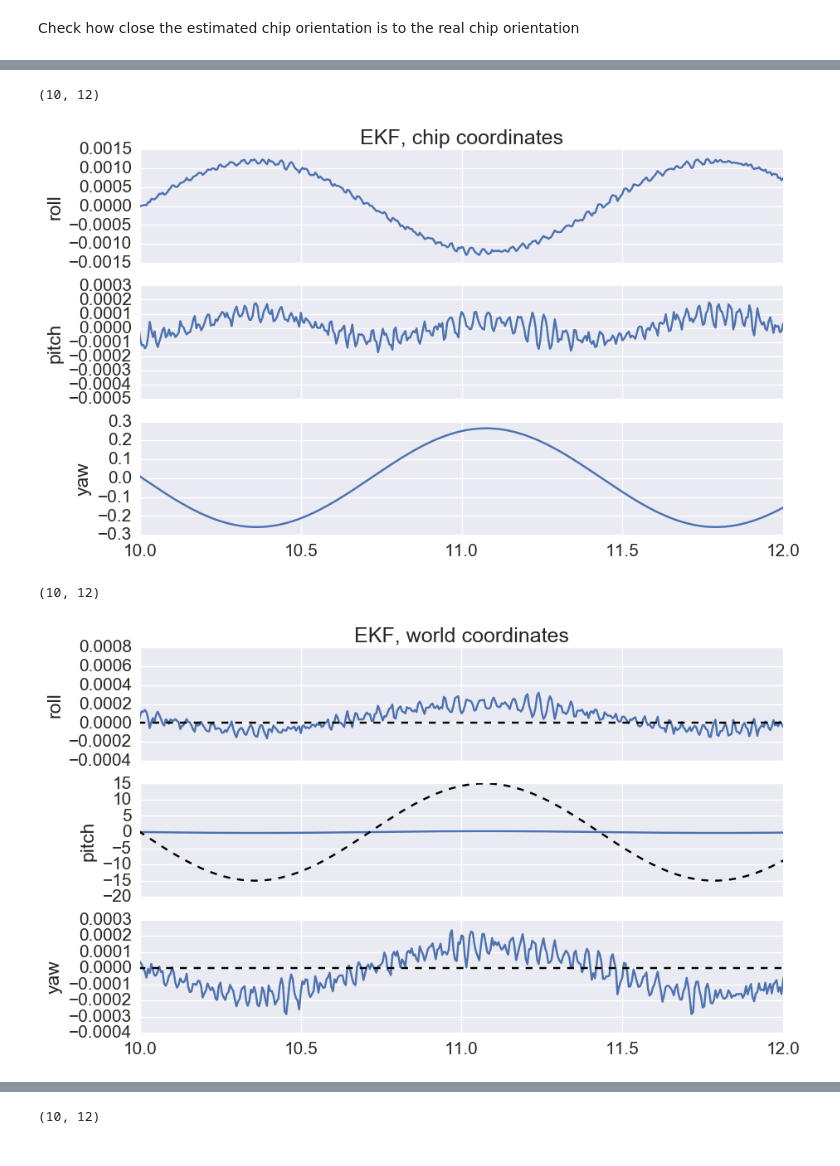
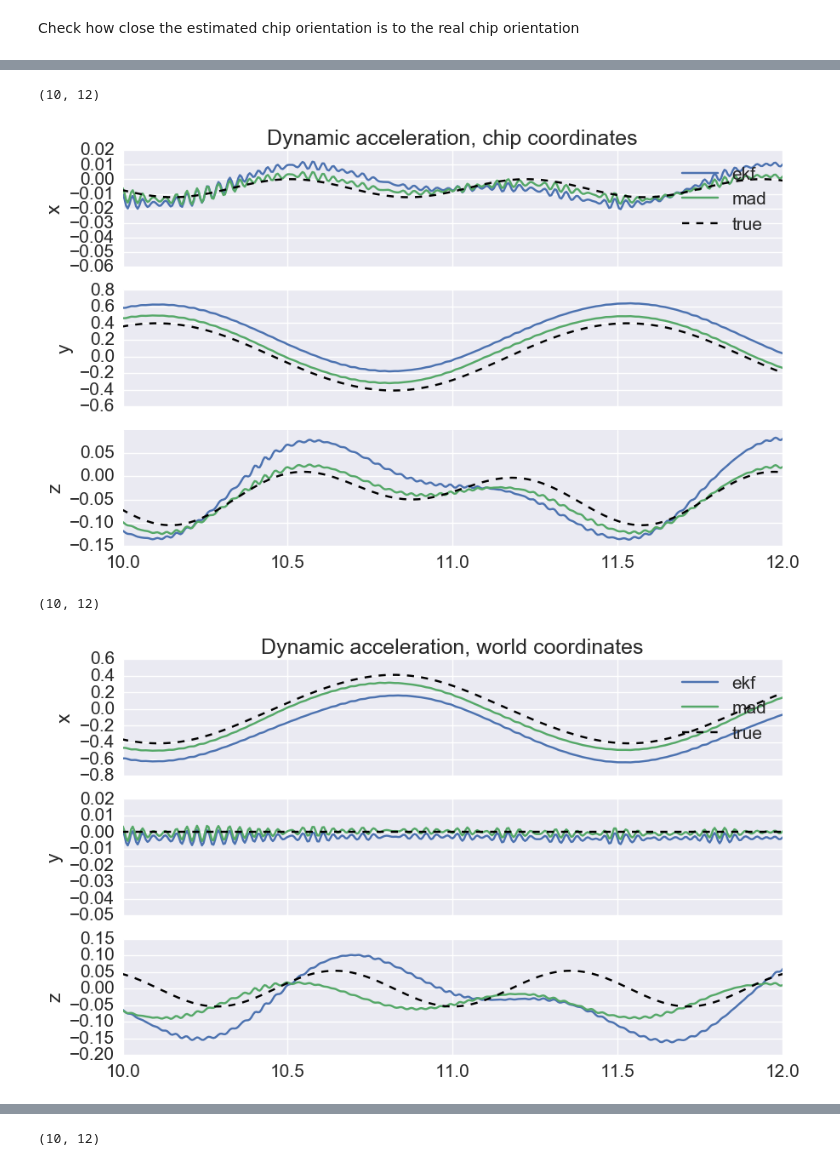
Before and after one commit to DaveBuckingham/fish, a Jupyter notebook: algorithms/test_imu_algorithms.ipynb, the cells around one changed output, grey strips where cells are left out. Drawn from its saved outputs; the diff is of its cells as text; code cells hidden in the pictures.

```diff
--- a/algorithms/test_imu_algorithms.ipynb
+++ b/algorithms/test_imu_algorithms.ipynb
@@ -54,7 +55,7 @@ print np.rad2deg([r, p, y])
 # %% [markdown]
 Set up noise parameters
 # %%
-imu.set_noise_params(gyrorms=5.0,          # deg/sec
+imu.set_noise_params(gyrorms=1.0,          # deg/sec
                      gyrofreq=20.0,        # Hz
                      gyrodriftrms=0.0,     # deg/sec
                      gyrodriftfreq=0.1,    # Hz
@@ -116,0 +132,7 @@ Norm of difference: 0.00394095565463
+# %%
+imu.get_orientation(method='madgwick')
+orient_mad = copy(imu.orient_world)
+orient_mad_chip = copy(imu.orient_sensor)
+accdyn_mad = copy(imu.accdyn_world)
+accdyn_mad_chip = copy(imu.accdyn_sensor)
+qorient_mad = copy(imu.qorient)
@@ -133,0 +173,12 @@ accdyn_world = copy(imu.accdyn_world)
+# %%
+fig, ax = plt.subplots(3,1, sharex=True)
+for o0, om, oe, ax1, lab in zip(np.rollaxis(imu.orient_world_true, 1), np.rollaxis(orient_mad, 1),
+                                np.rollaxis(orient_ekf, 1),
+                                ax, ['roll', 'pitch', 'yaw']):
+    ax1.plot(imu.t, np.rad2deg(oe), label='ekf')
+    ax1.plot(imu.t, np.rad2deg(om), label='mad')
+    ax1.plot(imu.t, o0, 'k--', label='true')
+    ax1.set_ylabel(lab)
+ax[0].set_title('Orientation, world frame')
+ax[0].legend()
+#ax[0].set_xlim([4.5, 5])
@@ -134,21 +188,31 @@ accdyn_world = copy(imu.accdyn_world)
 # %%
 fig, ax = plt.subplots(3,1, sharex=True)
-for o1, ax1, lab in zip(np.rollaxis(orient_ekf_chip, 1), ax, ['roll', 'pitch', 'yaw']):
-    ax1.plot(imu.t, o1, label='ekf')
+for a0, ae, am, ax1, lab in zip(np.rollaxis(imu.accdyn_imu_true, 1),
+                                    np.rollaxis(accdyn_ekf_chip, 1),
+                                    np.rollaxis(accdyn_mad_chip, 1), ax, ['x', 'y', 'z']):
+    ax1.plot(imu.t, ae, label='ekf')
+    ax1.plot(imu.t, am, label='mad')
+    ax1.plot(imu.t, a0, 'k--', label='true')
     ax1.set_ylabel(lab)
-ax[0].set_title('EKF, chip coordinates')
+ax[0].set_title('Dynamic acceleration, chip coordinates')
+ax[0].legend()
 ax[0].set_xlim([10, 12])
 # %% [output]
 (10, 12)
-[figure, old version]
+[figure, new version]
 # %%
 fig, ax = plt.subplots(3,1, sharex=True)
-for o1, o2, ax1, lab in zip(np.rollaxis(orient_ekf_world, 1), np.rollaxis(imu.orient_world_true, 1), ax, ['roll', 'pitch', 'yaw']):
-    ax1.plot(imu.t, o1, label='ekf')
-    ax1.plot(imu.t, o2, 'k--', label='true')
+for a0, ae, am, ax1, lab in zip(np.rollaxis(imu.accdyn_world_true, 1),
+                                np.rollaxis(accdyn_ekf, 1),
+                                np.rollaxis(accdyn_mad, 1),
+                                ax, ['x', 'y', 'z']):
+    ax1.plot(imu.t, ae, label='ekf')
+    ax1.plot(imu.t, am, label='mad')
+    ax1.plot(imu.t, a0, 'k--', label='true')
     ax1.set_ylabel(lab)
-ax[0].set_title('EKF, world coordinates')
+ax[0].set_title('Dynamic acceleration, world coordinates')
+ax[0].legend()
 ax[0].set_xlim([10, 12])
 # %% [output]
 (10, 12)
-[figure, old version]
+[figure, new version]
```
Also changed, not shown: parts of 16 cells of this notebook, 3 other files.
